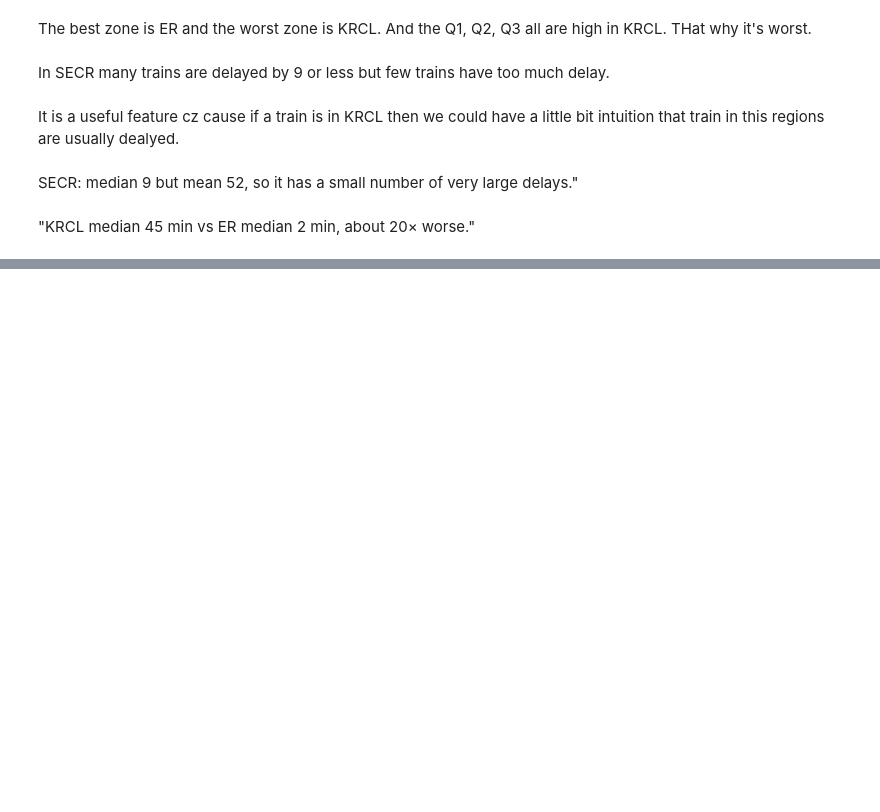
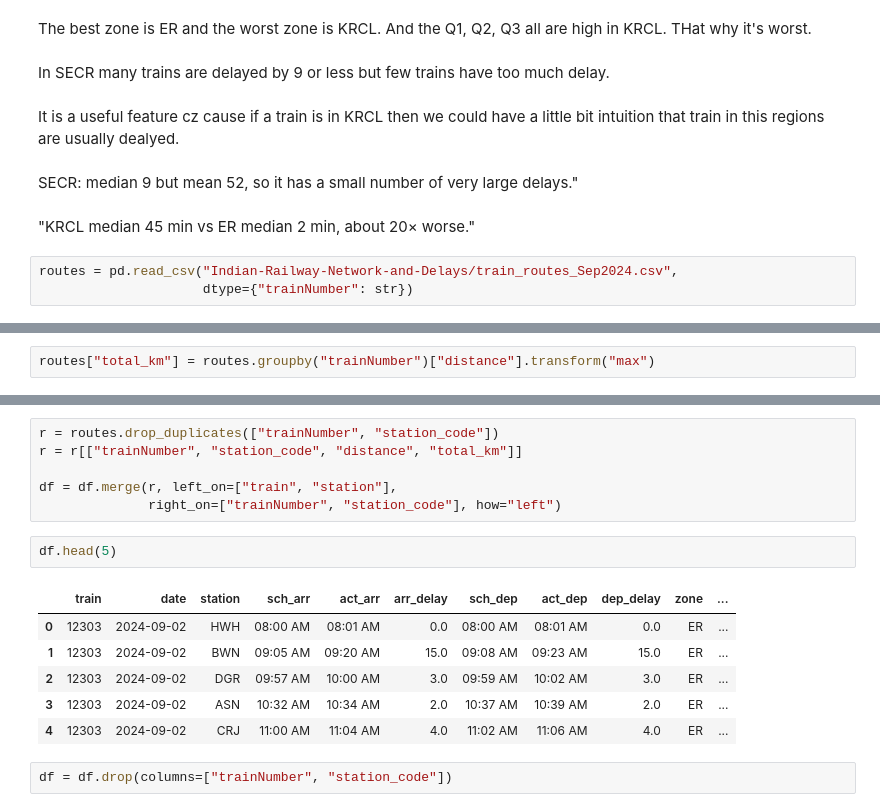
Before and after one commit to BitanuCS/indian-rail-delay, a Jupyter notebook: 02_eda.ipynb, the cells around one changed output, grey strips where cells are left out. Cells and saved outputs as stored; diff of their text form; blank space fills up the shorter version.

Commit message:
reades the routes table and merge it with original data frame

```diff
--- a/02_eda.ipynb
+++ b/02_eda.ipynb
@@ -122,3 +122,6 @@ It is a useful feature cz cause if a train is in KRCL then we could have a littl
 SECR: median 9 but mean 52, so it has a small number of very large delays."
 # %% [markdown]
 "KRCL median 45 min vs ER median 2 min, about 20× worse."
+# %%
+routes = pd.read_csv("Indian-Railway-Network-and-Delays/train_routes_Sep2024.csv",
+                     dtype={"trainNumber": str})
@@ -124,0 +137,2 @@ SECR: median 9 but mean 52, so it has a small number of very large delays."
+# %%
+routes["total_km"] = routes.groupby("trainNumber")["distance"].transform("max")
@@ -124,0 +155,17 @@ SECR: median 9 but mean 52, so it has a small number of very large delays."
+# %%
+r = routes.drop_duplicates(["trainNumber", "station_code"])
+r = r[["trainNumber", "station_code", "distance", "total_km"]]
+
+df = df.merge(r, left_on=["train", "station"],
+              right_on=["trainNumber", "station_code"], how="left")
+# %%
+df.head(5)
+# %% [output]
+|  | train | date | station | sch_arr | act_arr | arr_delay | sch_dep | act_dep | dep_delay | zone | ... |
+| 0 | 12303 | 2024-09-02 | HWH | 08:00 AM | 08:01 AM | 0.0 | 08:00 AM | 08:01 AM | 0.0 | ER | ... |
+| 1 | 12303 | 2024-09-02 | BWN | 09:05 AM | 09:20 AM | 15.0 | 09:08 AM | 09:23 AM | 15.0 | ER | ... |
+| 2 | 12303 | 2024-09-02 | DGR | 09:57 AM | 10:00 AM | 3.0 | 09:59 AM | 10:02 AM | 3.0 | ER | ... |
+| 3 | 12303 | 2024-09-02 | ASN | 10:32 AM | 10:34 AM | 2.0 | 10:37 AM | 10:39 AM | 2.0 | ER | ... |
+| 4 | 12303 | 2024-09-02 | CRJ | 11:00 AM | 11:04 AM | 4.0 | 11:02 AM | 11:06 AM | 4.0 | ER | ... |
+# %%
+df = df.drop(columns=["trainNumber", "station_code"])
```
Also changed, not shown: parts of 4 cells of this notebook.
